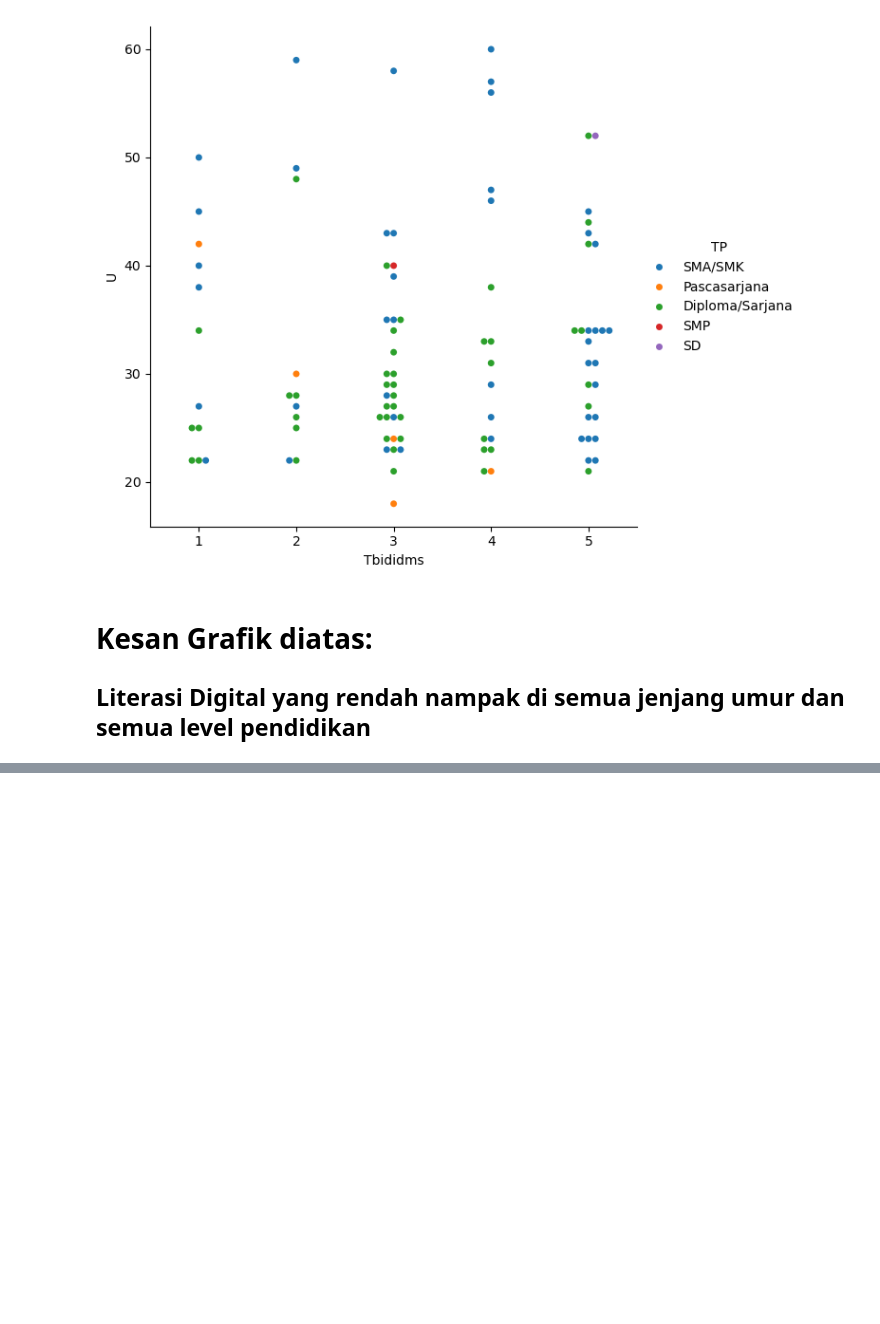
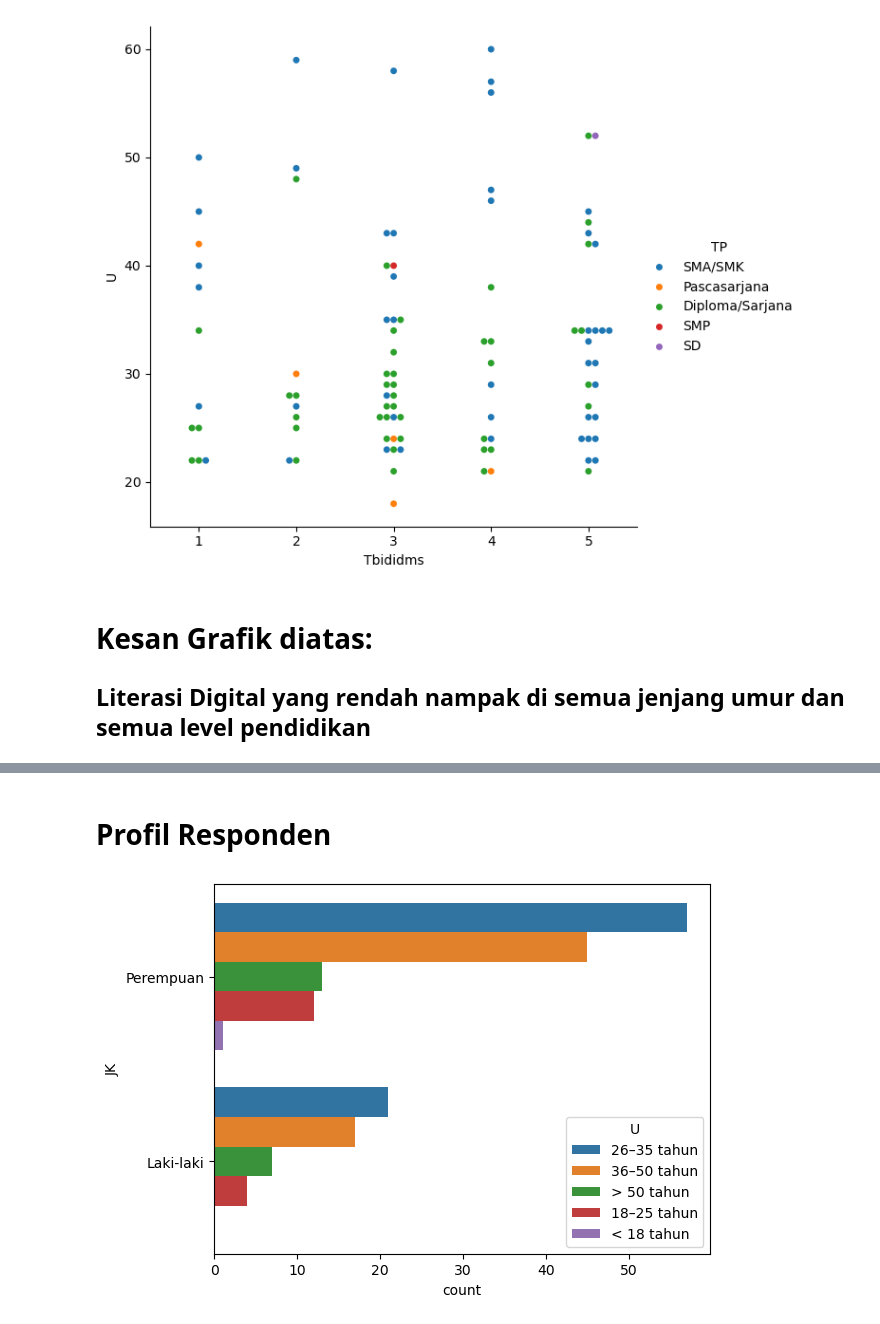
Before and after one commit to taudataanalytics/bakti2024, a Jupyter notebook: Bakti-2024.ipynb, the cells around one changed output, grey strips where cells are left out. Saved outputs shown, nothing was run; the diff lists cells and outputs as text; code cells hidden in the pictures; blank space fills up the shorter version.

```diff
--- a/Bakti-2024.ipynb
+++ b/Bakti-2024.ipynb
@@ -603,0 +628,6 @@ plt.show()
+# %% [markdown]
+# Profil Responden
+# %%
+ax = sns.countplot( y='JK', hue = 'U', data=dfK)
+# %% [output]
+[figure, added]
```
Also changed, not shown: parts of 4 cells of this notebook.
